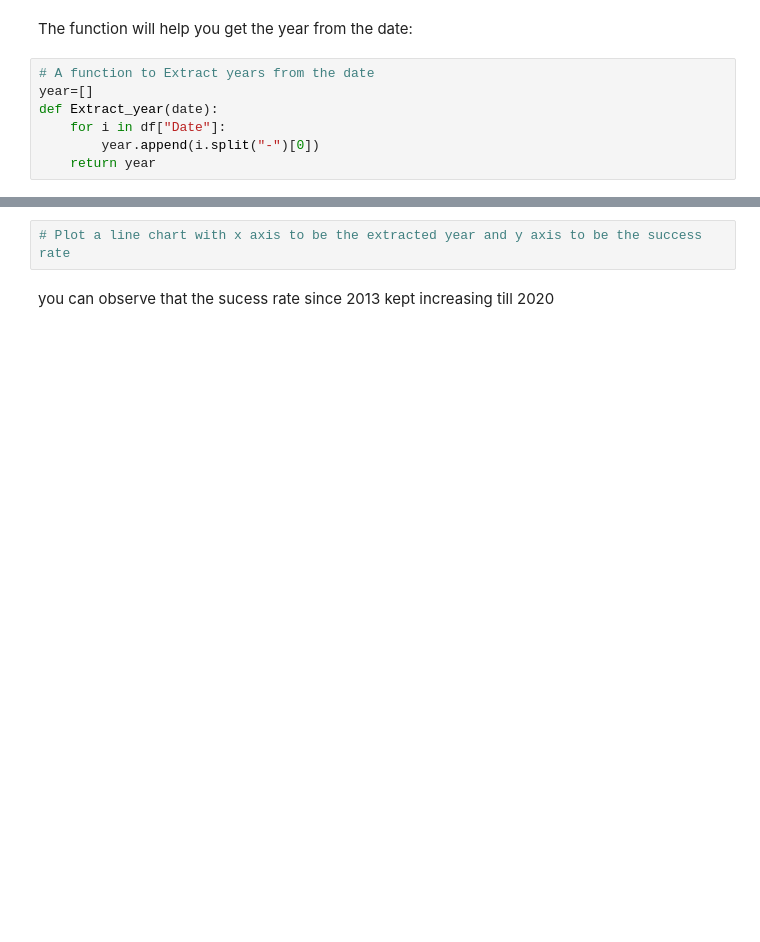
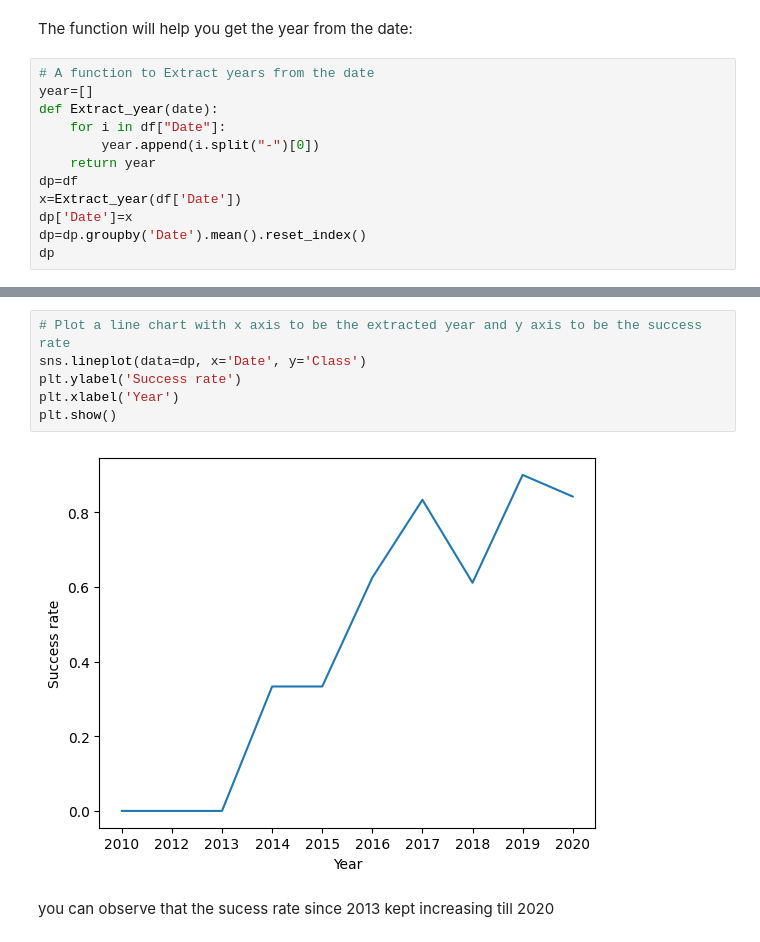
Before and after one commit to junmingtheo/mbi-a-d-s, a Jupyter notebook: jupyter_labs_eda_dataviz.ipynb, the cells around one changed output, grey strips where cells are left out. Cells and saved outputs as stored; diff of their text form; blank space fills up the shorter version.

```diff
--- a/jupyter_labs_eda_dataviz.ipynb
+++ b/jupyter_labs_eda_dataviz.ipynb
@@ -127,3 +161,8 @@ def Extract_year(date):
     for i in df["Date"]:
         year.append(i.split("-")[0])
     return year
+dp=df
+x=Extract_year(df['Date'])
+dp['Date']=x
+dp=dp.groupby('Date').mean().reset_index()
+dp
@@ -130,5 +181,11 @@ def Extract_year(date):
 # %%
 # Plot a line chart with x axis to be the extracted year and y axis to be the success rate
+sns.lineplot(data=dp, x='Date', y='Class')
+plt.ylabel('Success rate')
+plt.xlabel('Year')
+plt.show()
+# %% [output]
+[figure, added]
 # %% [markdown]
 you can observe that the sucess rate since 2013 kept increasing till 2020
 # %% [markdown]
```
Also changed, not shown: parts of 12 cells of this notebook.
